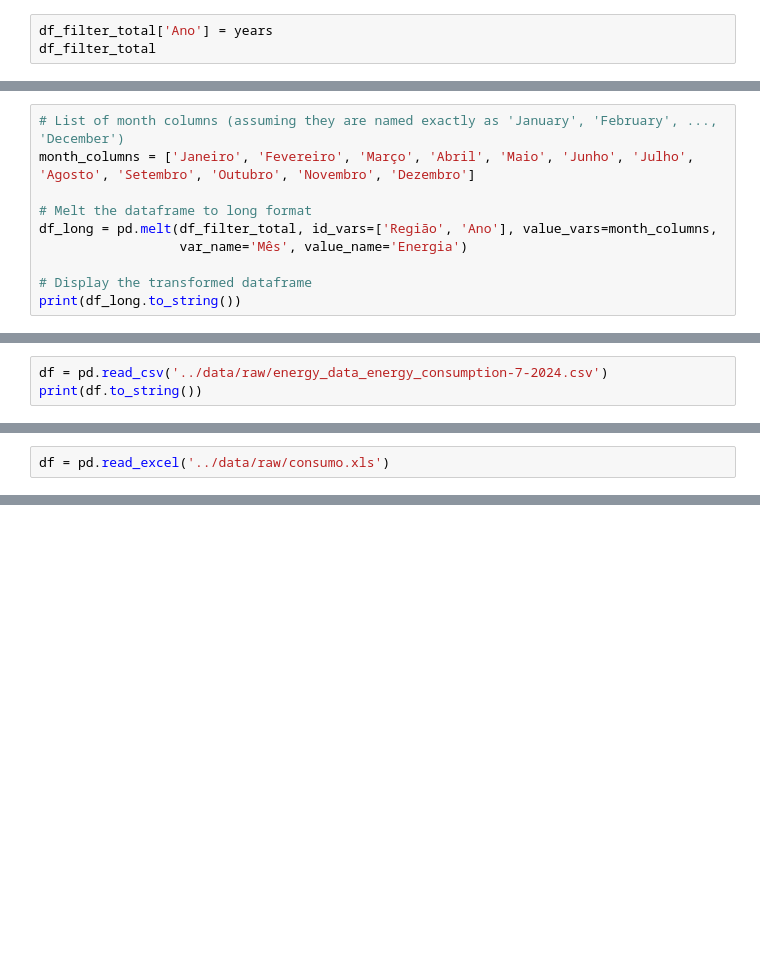
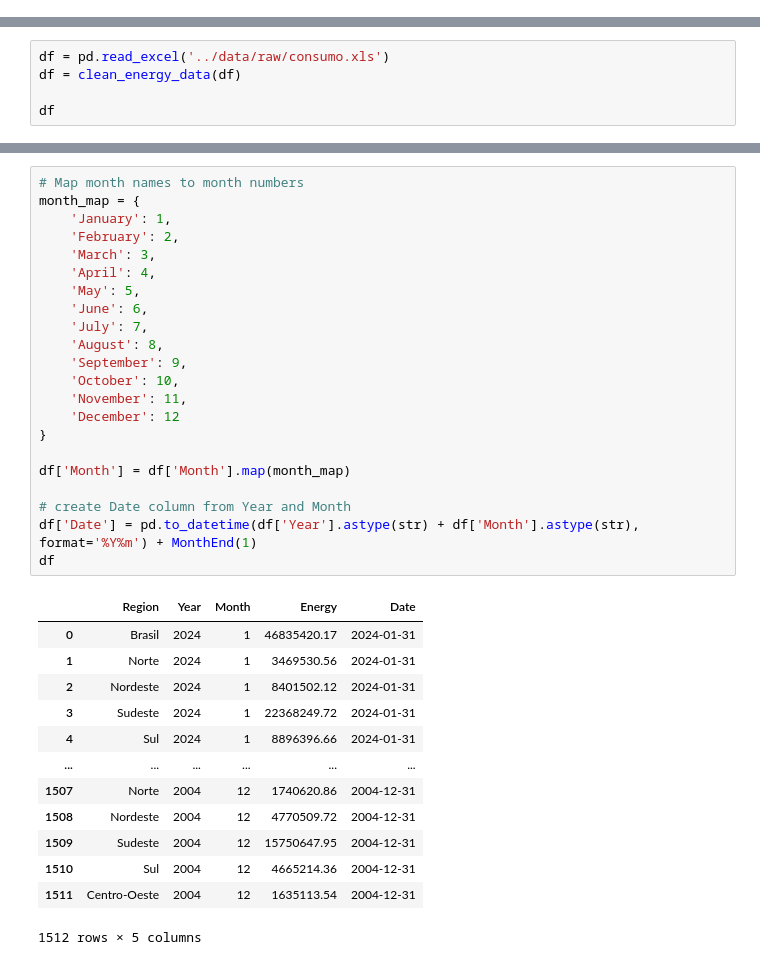
Before and after one commit to andrevargas22/mlops_project, a Jupyter notebook: notebooks/notebook_consumo.ipynb, the cells around one changed output, grey strips where cells are left out. Cells and saved outputs as stored; diff of their text form; blank space fills up the shorter version.

```diff
--- a/notebooks/notebook_consumo.ipynb
+++ b/notebooks/notebook_consumo.ipynb
@@ -76,3 +8,0 @@ if remaining_rows > 0:
-# %%
-df_filter_total['Ano'] = years
-df_filter_total
@@ -93,10 +8,0 @@ df_filter_total
-# %%
-# List of month columns (assuming they are named exactly as 'January', 'February', ..., 'December')
-month_columns = ['Janeiro', 'Fevereiro', 'Março', 'Abril', 'Maio', 'Junho', 'Julho', 'Agosto', 'Setembro', 'Outubro', 'Novembro', 'Dezembro']
-
-# Melt the dataframe to long format
-df_long = pd.melt(df_filter_total, id_vars=['Região', 'Ano'], value_vars=month_columns,
-                  var_name='Mês', value_name='Energia')
-
-# Display the transformed dataframe
-print(df_long.to_string())
@@ -117,3 +8,0 @@ print(df_long.to_string())
-# %%
-df = pd.read_csv('../data/raw/energy_data_energy_consumption-7-2024.csv')
-print(df.to_string())
@@ -212,2 +86,5 @@ df_final.to_csv('../data/processed/consumo_energia.csv', index=False)
 # %%
 df = pd.read_excel('../data/raw/consumo.xls')
+df = clean_energy_data(df)
+
+df
@@ -213,0 +105,36 @@ df = pd.read_excel('../data/raw/consumo.xls')
+# %%
+# Map month names to month numbers
+month_map = {
+    'January': 1,
+    'February': 2,
+    'March': 3,
+    'April': 4,
+    'May': 5,
+    'June': 6,
+    'July': 7,
+    'August': 8,
+    'September': 9,
+    'October': 10,
+    'November': 11,
+    'December': 12
+}
+
+df['Month'] = df['Month'].map(month_map)
+
+# create Date column from Year and Month
+df['Date'] = pd.to_datetime(df['Year'].astype(str) + df['Month'].astype(str), format='%Y%m') + MonthEnd(1)
+df
+# %% [output]
+|  | Region | Year | Month | Energy | Date |
+| 0 | Brasil | 2024 | 1 | 46835420.17 | 2024-01-31 |
+| 1 | Norte | 2024 | 1 | 3469530.56 | 2024-01-31 |
+| 2 | Nordeste | 2024 | 1 | 8401502.12 | 2024-01-31 |
+| 3 | Sudeste | 2024 | 1 | 22368249.72 | 2024-01-31 |
+| 4 | Sul | 2024 | 1 | 8896396.66 | 2024-01-31 |
+| ... | ... | ... | ... | ... | ... |
+| 1507 | Norte | 2004 | 12 | 1740620.86 | 2004-12-31 |
+| 1508 | Nordeste | 2004 | 12 | 4770509.72 | 2004-12-31 |
+| 1509 | Sudeste | 2004 | 12 | 15750647.95 | 2004-12-31 |
+| 1510 | Sul | 2004 | 12 | 4665214.36 | 2004-12-31 |
+| 1511 | Centro-Oeste | 2004 | 12 | 1635113.54 | 2004-12-31 |
+1512 rows × 5 columns
```
Also changed, not shown: parts of 22 cells of this notebook, 12 other files.
